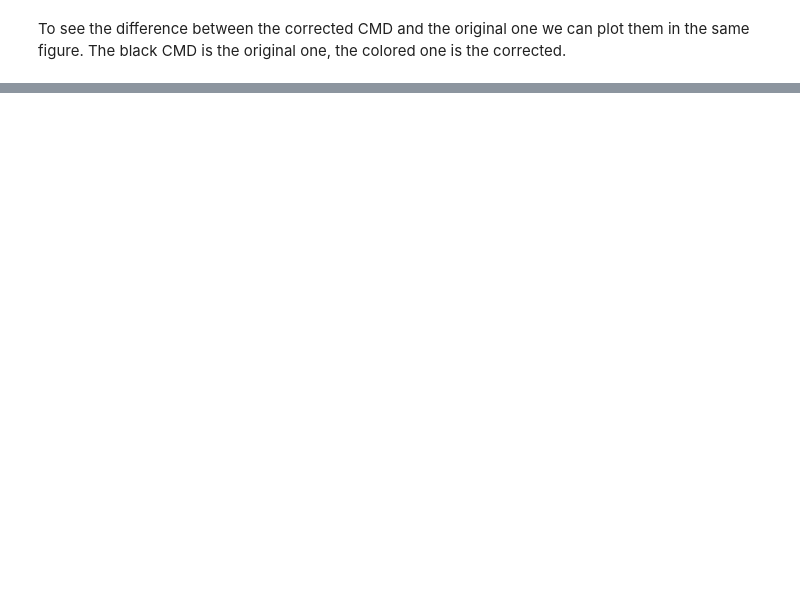
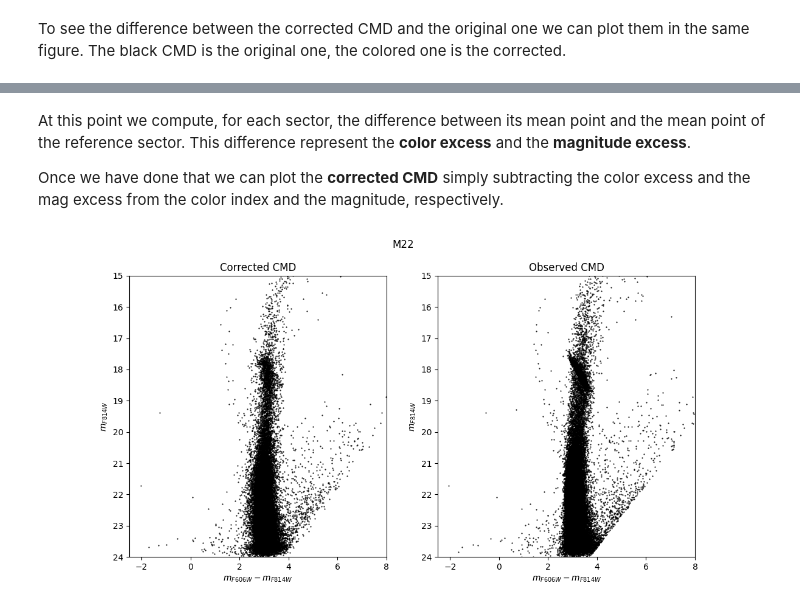
Before and after one commit to giadaaggio/stellar_rp, a Jupyter notebook: Ter5.ipynb, the cells around one changed output, grey strips where cells are left out. Cells and saved outputs as stored; diff of their text form; code cells hidden in the pictures; blank space fills up the shorter version.

```diff
--- a/Ter5.ipynb
+++ b/Ter5.ipynb
@@ -343,0 +418,41 @@ Moreover in this work we didn't consider the contamination of the field due to s
+# %% [markdown]
+At this point we compute, for each sector, the difference between its mean point and the mean point of the reference sector. This difference represent the **color excess** and the **magnitude excess**.
+
+Once we have done that we can plot the **corrected CMD** simply subtracting the color excess and the mag excess from the color index and the magnitude, respectively.
+# %%
+# compute for each sector the difference between the mean point and the minimum standard deviation sector
+for sector_index in range(n_sectors_x * n_sectors_y):
+    color_excess_ms = mean_points_ms[sector_index][0] - mean_points_ms[min_std_sector_ms][0]
+    mag_excess_ms = mean_points_ms[sector_index][1] - mean_points_ms[min_std_sector][1]
+    color_excesses_ms.append(color_excess_ms)
+    mag_excesses_ms.append(mag_excess_ms)
+
+# plot the CMD for all sectors on the same figure
+plt.figure(figsize=(12,6))
+plt.suptitle('M22')
+
+plt.subplot(121)
+for sector_index in range(n_sectors_x * n_sectors_y):
+    sector_data = data[data['Sector'] == sector_index]
+    plt.scatter(sector_data['F606W'] - sector_data['F814W'] - color_excesses_ms[sector_index],
+                sector_data['F814W'] - mag_excesses_ms[sector_index], color='black', s=0.3)
+
+plt.gca().invert_yaxis()
+plt.ylim(24, 15)
+plt.xlim(-2.5,8.)
+plt.xlabel(r'$m_{F606W} - m_{F814W}$')
+plt.ylabel(r'$m_{F814W}$')
+plt.title('Corrected CMD')
+
+plt.subplot(122)
+plt.scatter(data['F606W'] - data['F814W'], data['F814W'], color='black', s=0.3)
+plt.gca().invert_yaxis()
+plt.ylim(24, 15)
+plt.xlim(-2.5,8.)
+plt.xlabel(r'$m_{F606W} - m_{F814W}$')
+plt.ylabel(r'$m_{F814W}$')
+plt.title('Observed CMD')
+
+plt.show()
+# %% [output]
+[figure, added]
```
Also changed, not shown: parts of 27 cells of this notebook, 1 other file.
